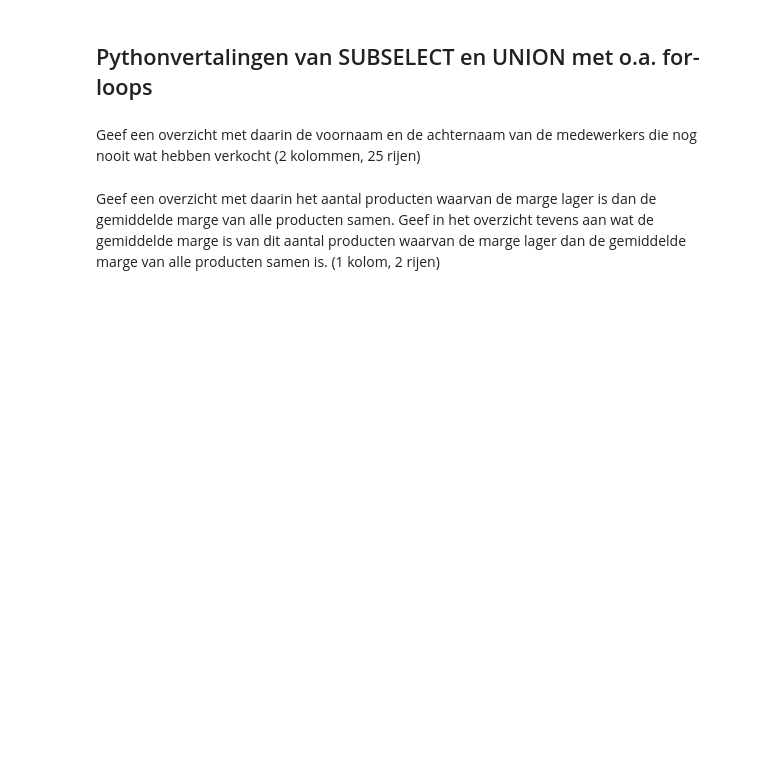
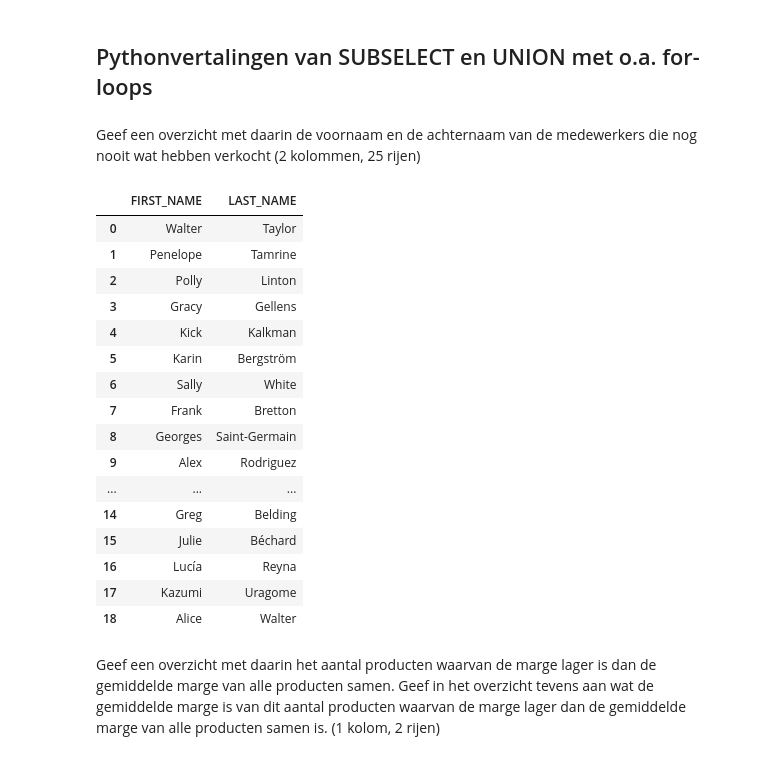
Before and after one commit to robbertsteggerda/deds_week_2, a Jupyter notebook: Practicum_2.3_Opdrachten.ipynb, the cells around one changed output. Cells and saved outputs as stored; diff of their text form; code cells hidden in the pictures; blank space fills up the shorter version.

```diff
--- a/Practicum_2.3_Opdrachten.ipynb
+++ b/Practicum_2.3_Opdrachten.ipynb
@@ -487,5 +516,35 @@ Geef een overzicht met daarin per land de naam van het land, de naam van de stad
 ## Pythonvertalingen van SUBSELECT en UNION met o.a. for-loops
 # %% [markdown]
 Geef een overzicht met daarin de voornaam en de achternaam van de medewerkers die nog nooit wat hebben verkocht (2 kolommen, 25 rijen)
+# %%
+
+df = pd.DataFrame(columns=["SALES_STAFF_CODE","FIRST_NAME","LAST_NAME","POSITION_EN","WORK_PHONE","EXTENSION","FAX","EMAIL","DATE_HIRED",	"SALES_BRANCH_CODE", "TRIAL888"])
+for index, row in sales_staff.iterrows():
+    if order_header['SALES_STAFF_CODE'].str.contains(row['SALES_STAFF_CODE']).any() == False:
+        df.loc[len(df.index)] = row
+        # row
+
+
+df.loc[:, ['FIRST_NAME', 'LAST_NAME']]
+# len(df)
+# len(df)
+# %% [output]
+|  | FIRST_NAME | LAST_NAME |
+| 0 | Walter | Taylor |
+| 1 | Penelope | Tamrine |
+| 2 | Polly | Linton |
+| 3 | Gracy | Gellens |
+| 4 | Kick | Kalkman |
+| 5 | Karin | Bergström |
+| 6 | Sally | White |
+| 7 | Frank | Bretton |
+| 8 | Georges | Saint-Germain |
+| 9 | Alex | Rodriguez |
+| ... | ... | ... |
+| 14 | Greg | Belding |
+| 15 | Julie | Béchard |
+| 16 | Lucía | Reyna |
+| 17 | Kazumi | Uragome |
+| 18 | Alice | Walter |
 # %% [markdown]
 Geef een overzicht met daarin het aantal producten waarvan de marge lager is dan de gemiddelde marge van alle producten samen. Geef in het overzicht tevens aan wat de gemiddelde marge is van dit aantal producten waarvan de marge lager dan de gemiddelde marge van alle producten samen is. (1 kolom, 2 rijen)
```
Also changed, not shown: parts of 10 cells of this notebook.
